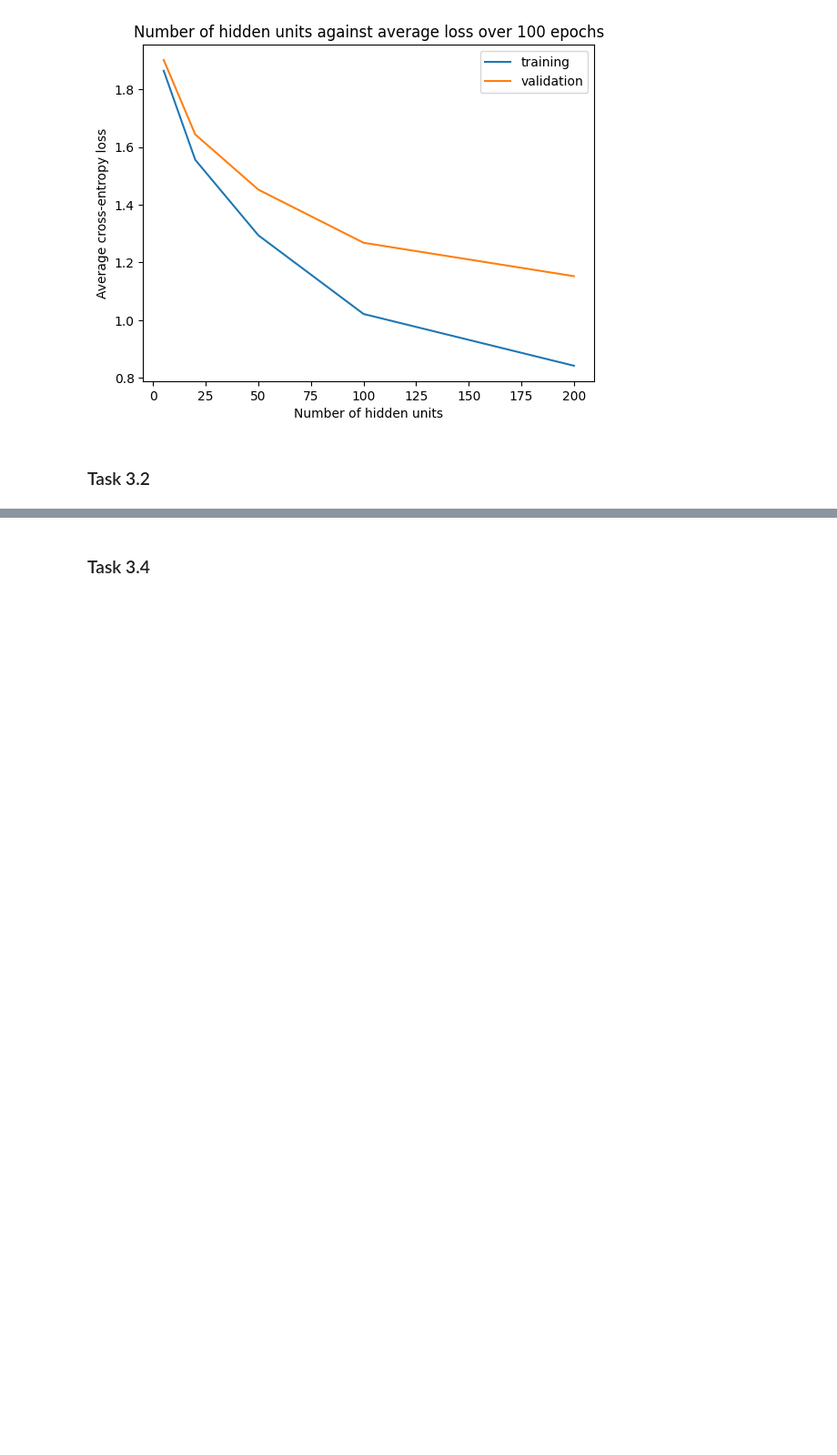
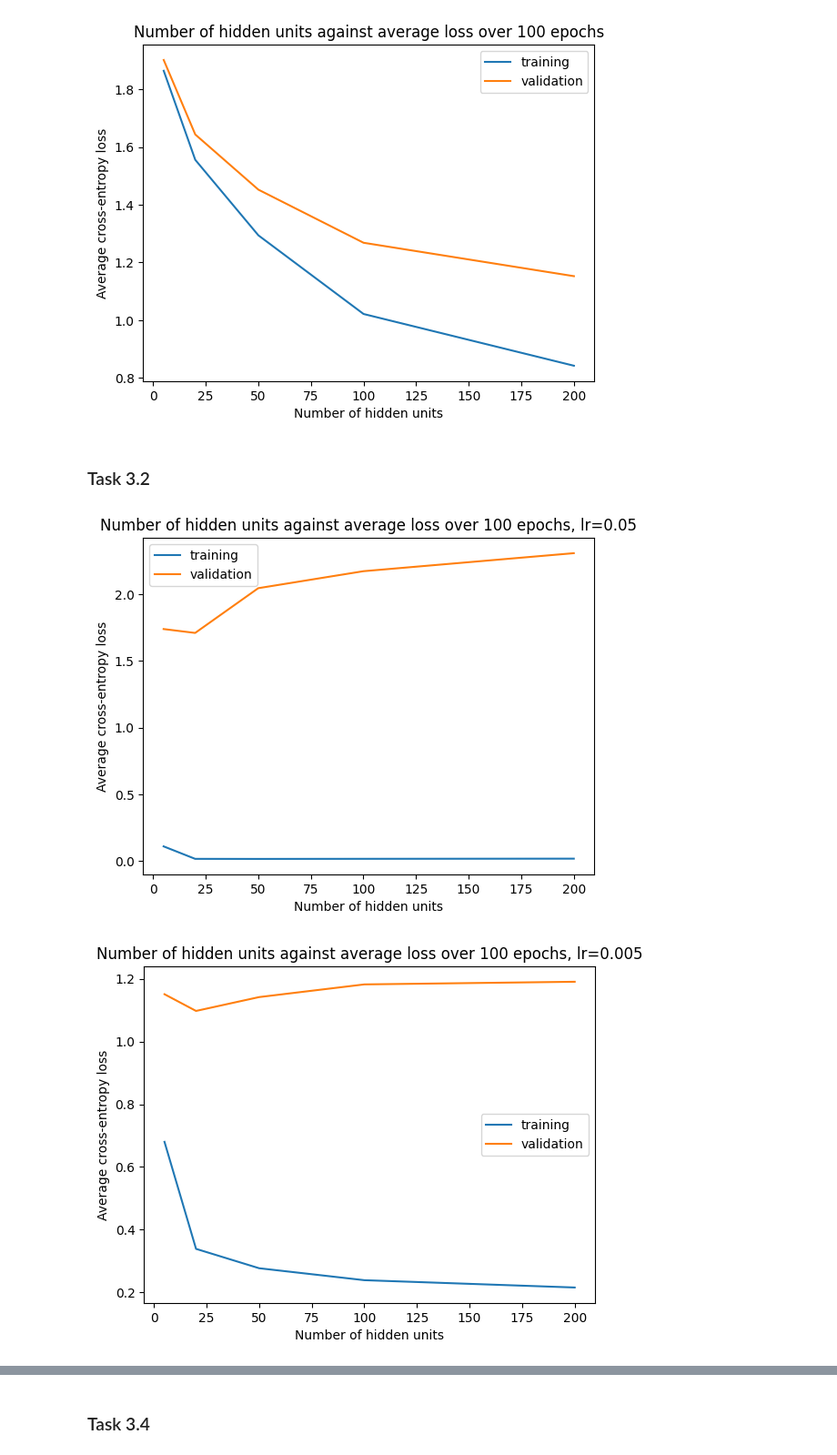
Before and after one commit to iscmu/10601_hw5, a Jupyter notebook: test.ipynb, the cells around one changed output, grey strips where cells are left out. Shown: that part at 91% size. Cells and saved outputs as stored; diff of their text form; code cells hidden in the pictures; blank space fills up the shorter version.

```diff
--- a/test.ipynb
+++ b/test.ipynb
@@ -69,35 +69,35 @@ X_te = X_te[:, 1:]  # cut off label column
 labels = ["a", "e", "g", "i", "l", "n", "o", "r", "t", "u"]
 
 n_hidden = [5, 20, 50, 100, 200]
-lr = [0.05, 0.05, 0.005]
+lr = [0.05, 0.005, 0.0005]
 n_epochs = 100
 init_flag = 1
 
 def plot_curve(lr):
     losses_tr = []
     losses_te = []
     for n_hid in n_hidden:
         nn = NN(
             input_size=X_tr.shape[-1],
             hidden_size=n_hid,
             output_size=len(labels),
             weight_init_fn=zero_init if init_flag == 2 else random_init,
             learning_rate=lr
         )
         train_losses, test_losses = nn.train(X_tr, y_tr, X_te, y_te, n_epochs)
         test_labels, test_error_rate = nn.test(X_te, y_te)
         losses_tr.append(train_losses[-1])
         losses_te.append(test_losses[-1])
     fig, ax = plt.subplots()
-    # 4. computer generated line graphs/curves
     ax.plot(n_hidden, losses_tr, label="training")
     ax.plot(n_hidden, losses_te, label='validation')
-    # 3. provide a legend
     ax.legend()
-    # 1. title your graph
     ax.set_title(f"Number of hidden units against average loss over 100 epochs, lr={lr}")
-    # 2. label your axes
     ax.set_xlabel("Number of hidden units")
     ax.set_ylabel("Average cross-entropy loss")
+
 for i in lr:
     plot_curve(i)
+# %% [output]
+[figure, added]
+[figure, added]
```
Also changed, not shown: parts of 1 cell of this notebook, 4 other files.
